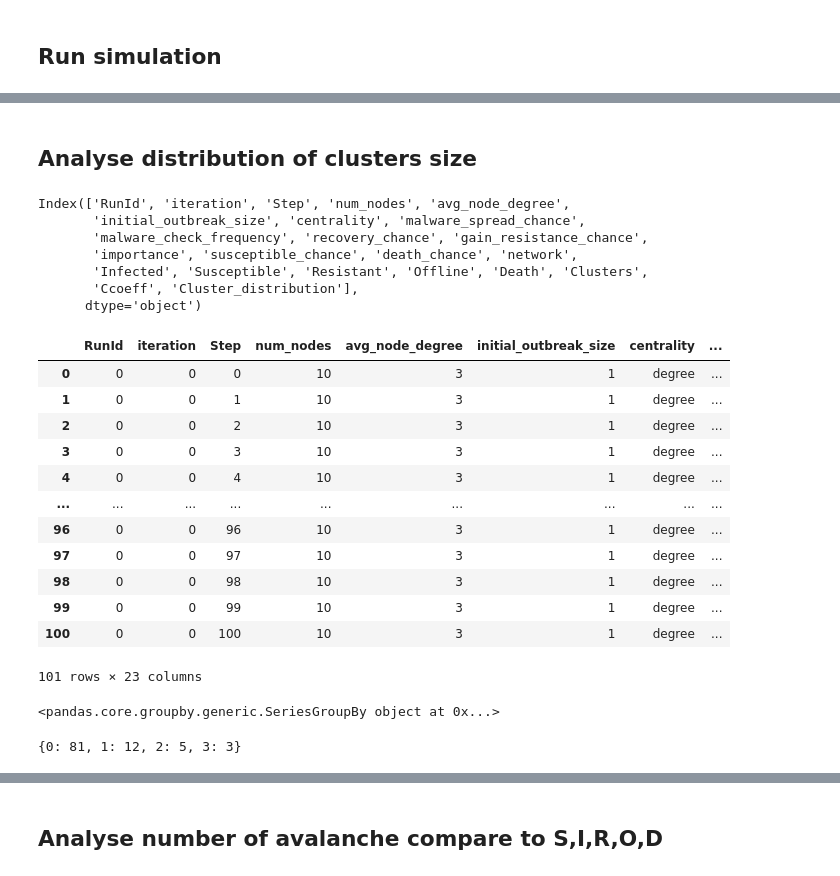
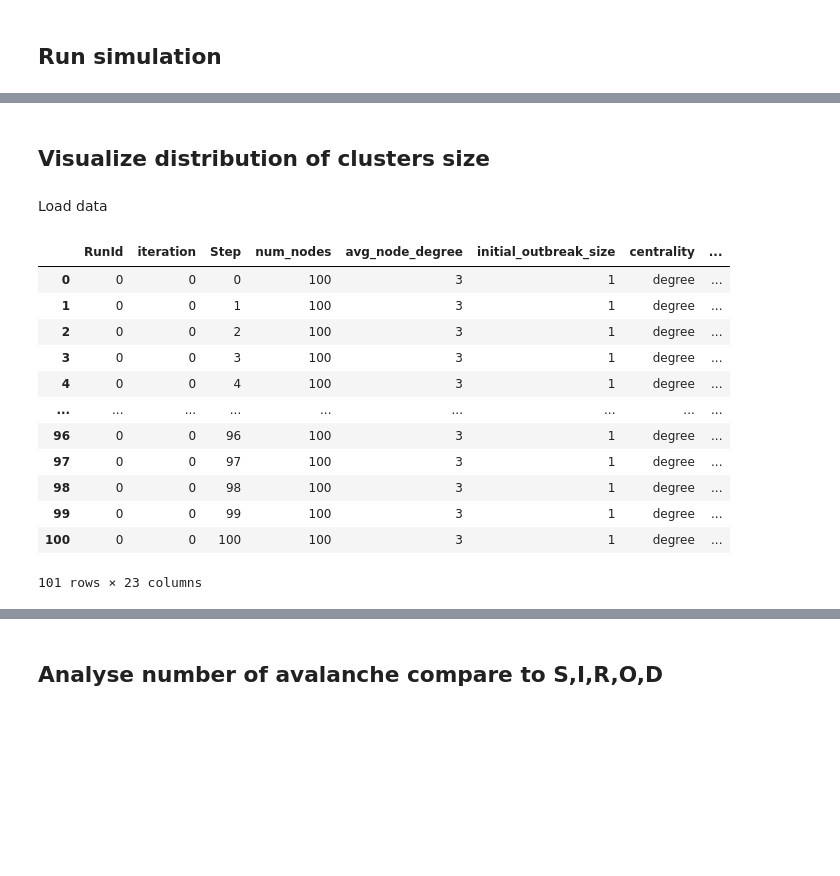
Before and after one commit to vdesgrange/css-2022, a Jupyter notebook: Analysis.ipynb, the cells around one changed output, grey strips where cells are left out. Drawn from its saved outputs; the diff is of its cells as text; code cells hidden in the pictures; blank space fills up the shorter version.

```diff
--- a/Analysis.ipynb
+++ b/Analysis.ipynb
@@ -64,29 +50,22 @@ results
 # %% [markdown]
-## Analyse distribution of clusters size
+## Visualize distribution of clusters size
-# %%
-results_df = pd.DataFrame(results)
-print(results_df.keys())
-# %% [output]
-Index(['RunId', 'iteration', 'Step', 'num_nodes', 'avg_node_degree',
-       'initial_outbreak_size', 'centrality', 'malware_spread_chance',
-       'malware_check_frequency', 'recovery_chance', 'gain_resistance_chance',
-       'importance', 'susceptible_chance', 'death_chance', 'network',
-       'Infected', 'Susceptible', 'Resistant', 'Offline', 'Death', 'Clusters',
-       'Ccoeff', 'Cluster_distribution'],
-      dtype='object')
+# %% [markdown]
+Load data
+# %%
+data = pd.DataFrame(pickle.load(open("./data/cluster_distribution_3.p", "rb" )))
 # %%
-results_df[(results_df.RunId == 0)]
+data[(data.RunId == 0)]
 # %% [output]
 |  | RunId | iteration | Step | num_nodes | avg_node_degree | initial_outbreak_size | centrality | ... |
-| 0 | 0 | 0 | 0 | 10 | 3 | 1 | degree | ... |
-| 1 | 0 | 0 | 1 | 10 | 3 | 1 | degree | ... |
-| 2 | 0 | 0 | 2 | 10 | 3 | 1 | degree | ... |
-| 3 | 0 | 0 | 3 | 10 | 3 | 1 | degree | ... |
-| 4 | 0 | 0 | 4 | 10 | 3 | 1 | degree | ... |
+| 0 | 0 | 0 | 0 | 100 | 3 | 1 | degree | ... |
+| 1 | 0 | 0 | 1 | 100 | 3 | 1 | degree | ... |
+| 2 | 0 | 0 | 2 | 100 | 3 | 1 | degree | ... |
+| 3 | 0 | 0 | 3 | 100 | 3 | 1 | degree | ... |
+| 4 | 0 | 0 | 4 | 100 | 3 | 1 | degree | ... |
 | ... | ... | ... | ... | ... | ... | ... | ... | ... |
-| 96 | 0 | 0 | 96 | 10 | 3 | 1 | degree | ... |
-| 97 | 0 | 0 | 97 | 10 | 3 | 1 | degree | ... |
-| 98 | 0 | 0 | 98 | 10 | 3 | 1 | degree | ... |
-| 99 | 0 | 0 | 99 | 10 | 3 | 1 | degree | ... |
-| 100 | 0 | 0 | 100 | 10 | 3 | 1 | degree | ... |
+| 96 | 0 | 0 | 96 | 100 | 3 | 1 | degree | ... |
+| 97 | 0 | 0 | 97 | 100 | 3 | 1 | degree | ... |
+| 98 | 0 | 0 | 98 | 100 | 3 | 1 | degree | ... |
+| 99 | 0 | 0 | 99 | 100 | 3 | 1 | degree | ... |
+| 100 | 0 | 0 | 100 | 100 | 3 | 1 | degree | ... |
 101 rows × 23 columns
@@ -95,4 +71,0 @@ cluster_distribution = results_df[(results_df.RunId == 0)]["Cluster_distribution
-# %%
-test = results_df[(results_df.RunId == 0)].groupby("Infected")["Cluster_distribution"]
-# %% [output]
-<pandas.core.groupby.generic.SeriesGroupBy object at 0x...>
@@ -111,5 +71,0 @@ gfd[i] += 1
-# %%
-k, v = np.unique(infected, return_counts=True)
-dict(zip(k, v))
-# %% [output]
-{0: 81, 1: 12, 2: 5, 3: 3}
```
Also changed, not shown: parts of 17 cells of this notebook, 3 other files.
